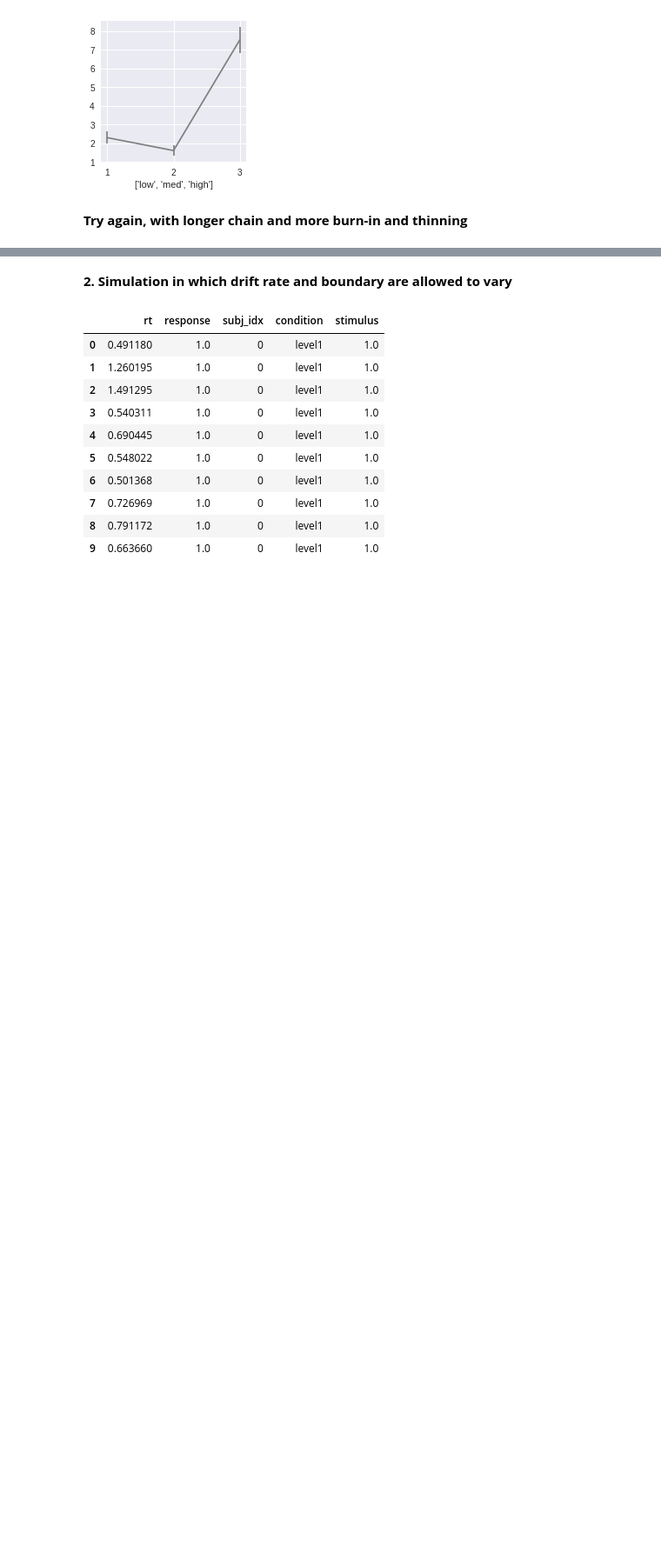
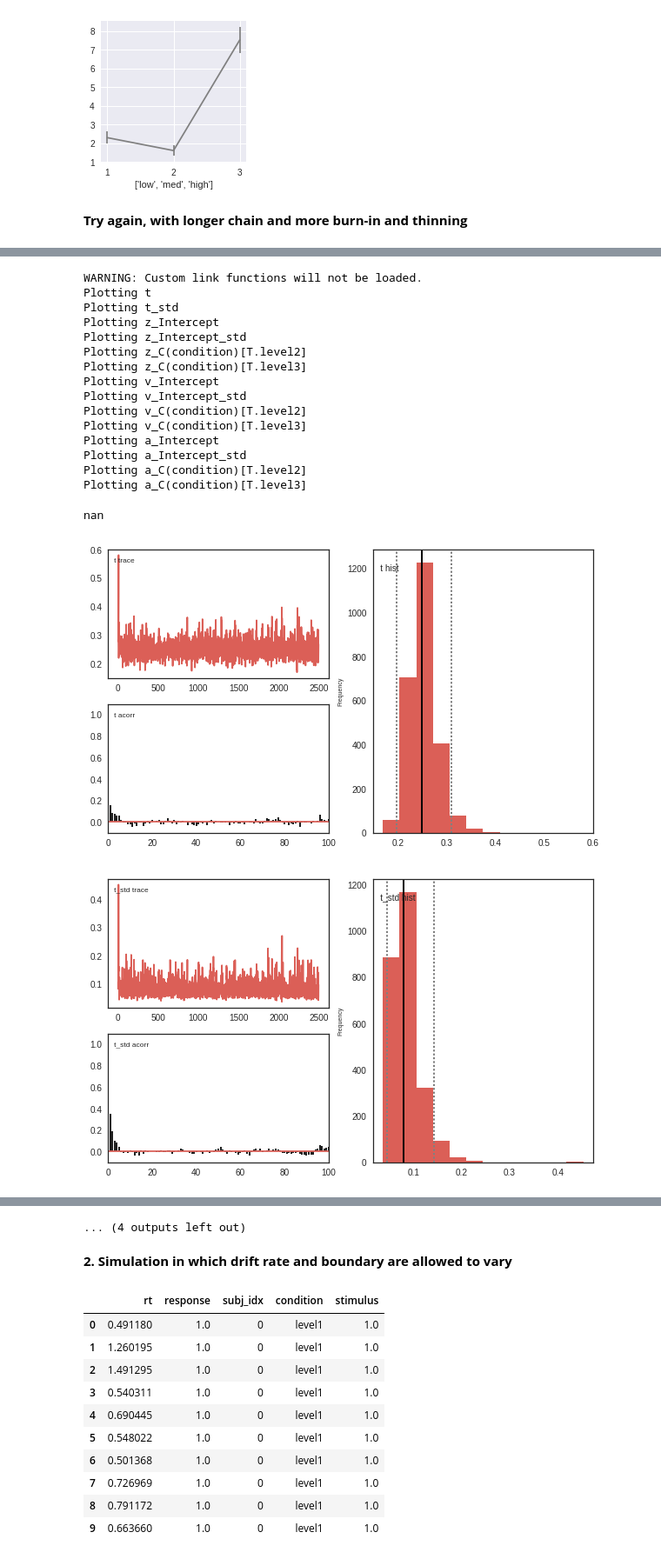
Before and after one commit to noorseijdel/2019_scenestats, a Jupyter notebook: notebooks/Notebook_SceneStats_Simulations.ipynb, the cells around one changed output, grey strips where cells are left out. Shown at 87% size. Cells and saved outputs as stored; diff of their text form; code cells hidden in the pictures; blank space fills up the shorter version.

```diff
--- a/notebooks/Notebook_SceneStats_Simulations.ipynb
+++ b/notebooks/Notebook_SceneStats_Simulations.ipynb
@@ -226,0 +217,24 @@ m.dic
+# %%
+os.chdir(u'/home/nseijde1/Projects/scenestats/revision_SciRep/simulation/drift_longerchain')
+model= hddm.load('m')
+model.plot_posteriors()
+model.dic
+# %% [output]
+WARNING: Custom link functions will not be loaded.
+Plotting t
+Plotting t_std
+Plotting z_Intercept
+Plotting z_Intercept_std
+Plotting z_C(condition)[T.level2]
+Plotting z_C(condition)[T.level3]
+Plotting v_Intercept
+Plotting v_Intercept_std
+Plotting v_C(condition)[T.level2]
+Plotting v_C(condition)[T.level3]
+Plotting a_Intercept
+Plotting a_Intercept_std
+Plotting a_C(condition)[T.level2]
+Plotting a_C(condition)[T.level3]
+nan
+[figure, added]
+[figure, added]
@@ -227,3 +249,4 @@ m.dic
+... (4 outputs left out)
 # %% [markdown]
 **2. Simulation in which drift rate and boundary are allowed to vary**
 # %%
```
Also changed, not shown: parts of 3 cells of this notebook.
